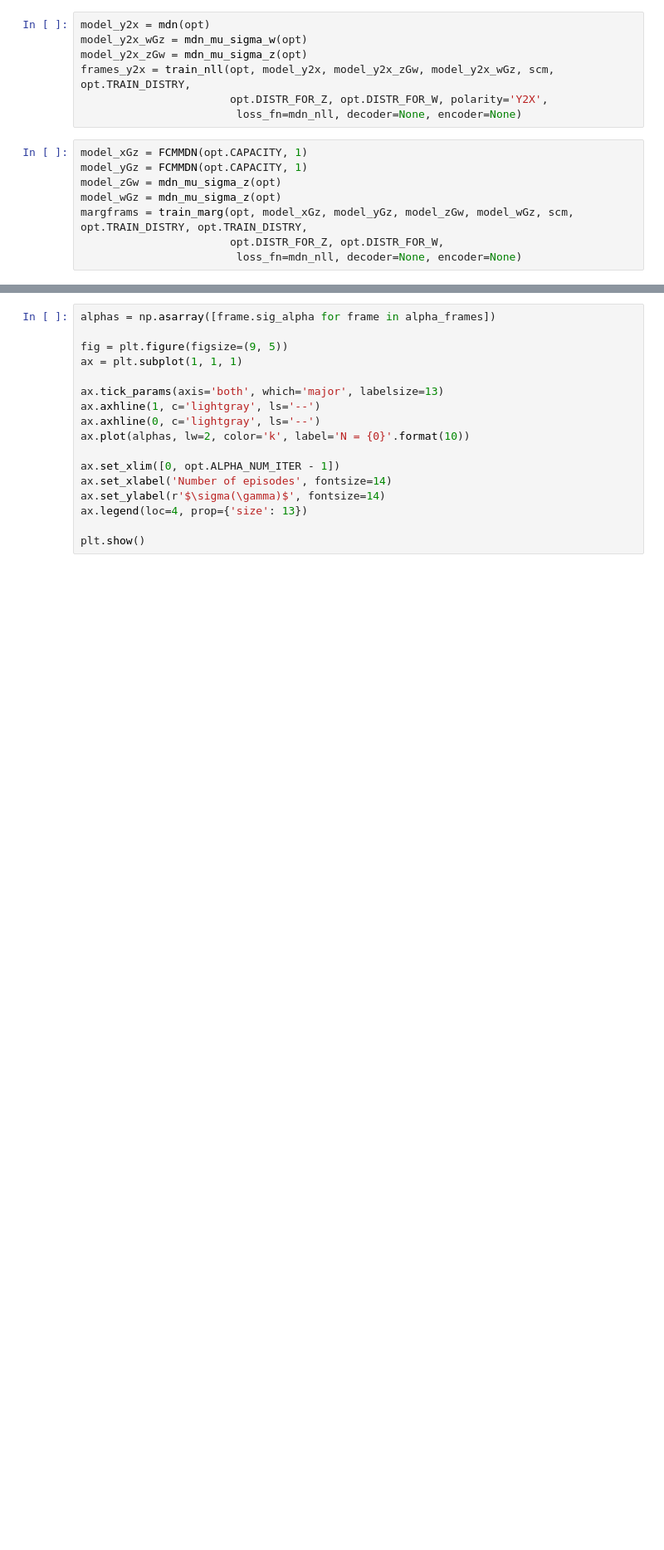
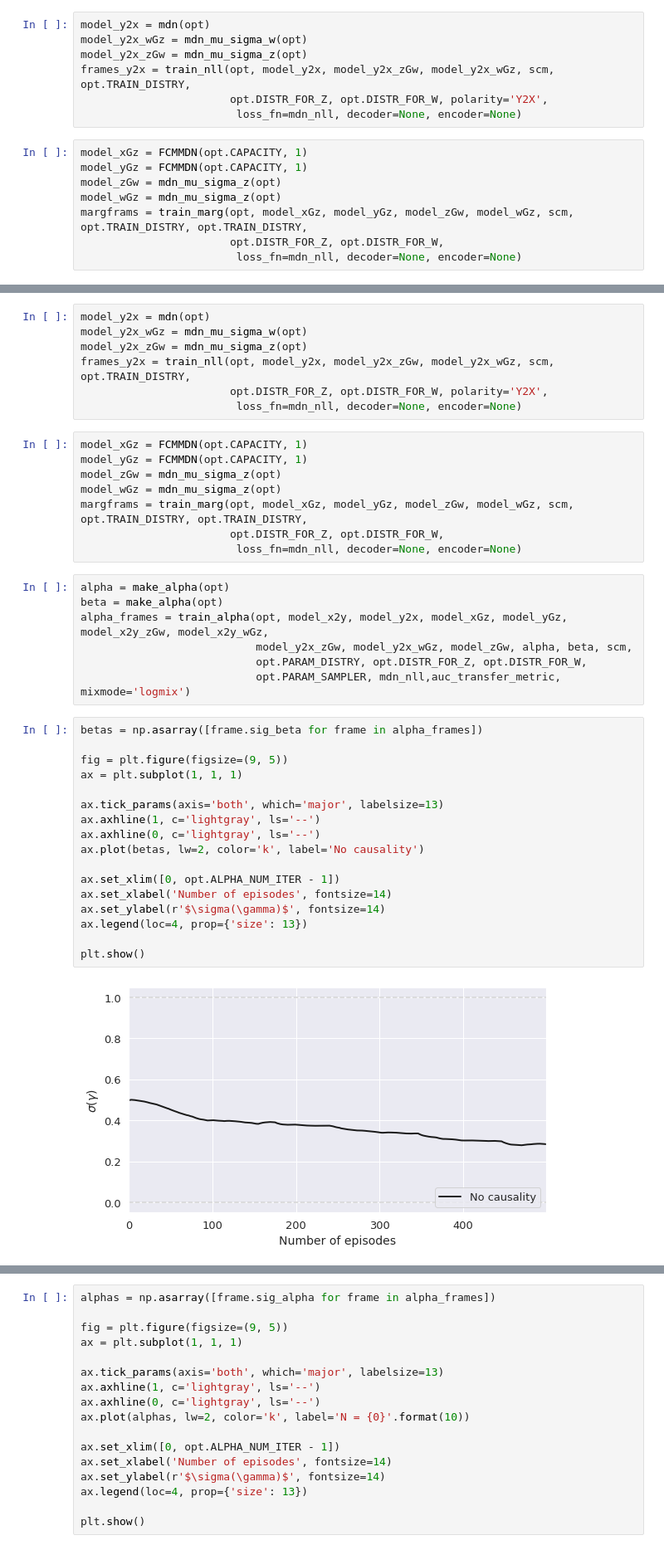
Before and after one commit to JustinWongStanford/CS330P, a Jupyter notebook: FCMfinal.ipynb, the cells around one changed output, grey strips where cells are left out. Shown at 83% size. Cells and saved outputs as stored; diff of their text form; blank space fills up the shorter version.

```diff
--- a/FCMfinal.ipynb
+++ b/FCMfinal.ipynb
@@ -849,0 +1297,41 @@ plt.show()
+# %%
+model_y2x = mdn(opt)
+model_y2x_wGz = mdn_mu_sigma_w(opt)
+model_y2x_zGw = mdn_mu_sigma_z(opt)
+frames_y2x = train_nll(opt, model_y2x, model_y2x_zGw, model_y2x_wGz, scm, opt.TRAIN_DISTRY,
+                       opt.DISTR_FOR_Z, opt.DISTR_FOR_W, polarity='Y2X',
+                        loss_fn=mdn_nll, decoder=None, encoder=None)
+# %%
+model_xGz = FCMMDN(opt.CAPACITY, 1)
+model_yGz = FCMMDN(opt.CAPACITY, 1)
+model_zGw = mdn_mu_sigma_z(opt)
+model_wGz = mdn_mu_sigma_z(opt)
+margframs = train_marg(opt, model_xGz, model_yGz, model_zGw, model_wGz, scm, opt.TRAIN_DISTRY, opt.TRAIN_DISTRY,
+                       opt.DISTR_FOR_Z, opt.DISTR_FOR_W,
+                        loss_fn=mdn_nll, decoder=None, encoder=None)
+# %%
+alpha = make_alpha(opt)
+beta = make_alpha(opt)
+alpha_frames = train_alpha(opt, model_x2y, model_y2x, model_xGz, model_yGz, model_x2y_zGw, model_x2y_wGz,
+                           model_y2x_zGw, model_y2x_wGz, model_zGw, alpha, beta, scm,
+                           opt.PARAM_DISTRY, opt.DISTR_FOR_Z, opt.DISTR_FOR_W,
+                           opt.PARAM_SAMPLER, mdn_nll,auc_transfer_metric, mixmode='logmix')
+# %%
+betas = np.asarray([frame.sig_beta for frame in alpha_frames])
+
+fig = plt.figure(figsize=(9, 5))
+ax = plt.subplot(1, 1, 1)
+
+ax.tick_params(axis='both', which='major', labelsize=13)
+ax.axhline(1, c='lightgray', ls='--')
+ax.axhline(0, c='lightgray', ls='--')
+ax.plot(betas, lw=2, color='k', label='No causality')
+
+ax.set_xlim([0, opt.ALPHA_NUM_ITER - 1])
+ax.set_xlabel('Number of episodes', fontsize=14)
+ax.set_ylabel(r'$\sigma(\gamma)$', fontsize=14)
+ax.legend(loc=4, prop={'size': 13})
+
+plt.show()
+# %% [output]
+[figure, added]
```
Also changed, not shown: parts of 11 cells of this notebook.
